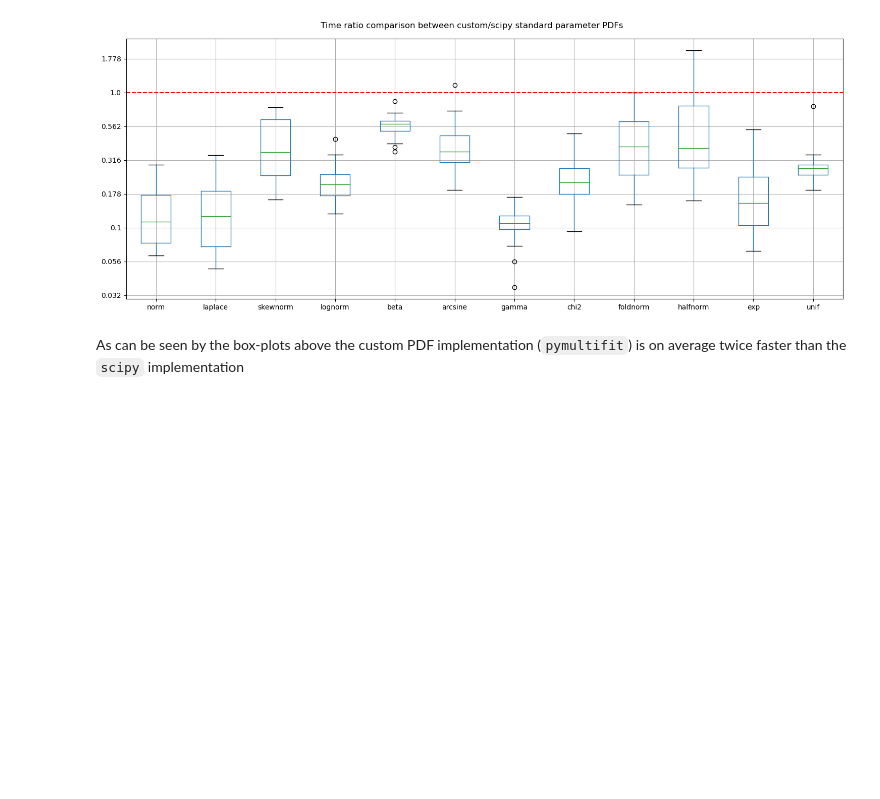
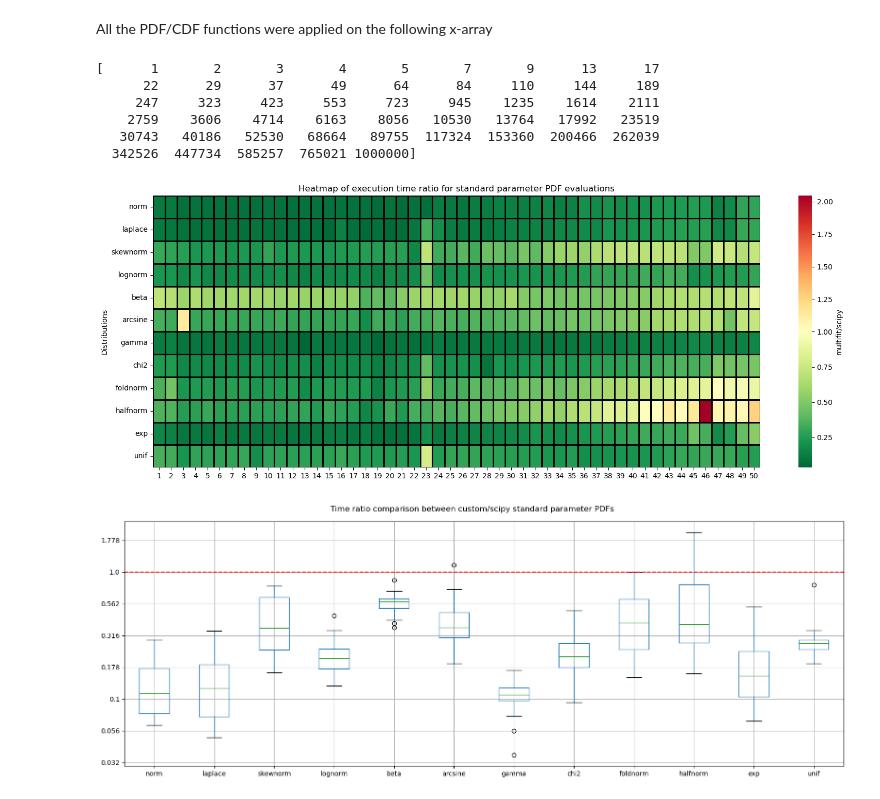
Before and after one commit to syedalimohsinbukhari/pyMultiFit, a Jupyter notebook: benchmarks/summary.ipynb, the cells around one changed output. Cells and saved outputs as stored; diff of their text form; code cells hidden in the pictures; blank space fills up the shorter version.

```diff
--- a/benchmarks/summary.ipynb
+++ b/benchmarks/summary.ipynb
@@ -17,6 +18,13 @@ s_df2 = pd.read_csv('./PDF_scipy_variable_df.csv')
-# %%
-boxplot_comparison(m_df1, s_df1, 'standard parameter PDFs')
-# %% [output]
-[figure, removed]
-# %% [markdown]
-As can be seen by the box-plots above the custom PDF implementation (`pymultifit`) is on average twice faster than the `scipy` implementation
+# %% [markdown]
+All the PDF/CDF functions were applied on the following x-array
+# %%
+n_points_list = np.logspace(0.3, 6, num=50, dtype=int)
+
+print(n_points_list)
+# %% [output]
+[      1       2       3       4       5       7       9      13      17
+      22      29      37      49      64      84     110     144     189
+     247     323     423     553     723     945    1235    1614    2111
+    2759    3606    4714    6163    8056   10530   13764   17992   23519
+   30743   40186   52530   68664   89755  117324  153360  200466  262039
+  342526  447734  585257  765021 1000000]
@@ -23 +37,7 @@ As can be seen by the box-plots above the custom PDF implementation (`pymultifit
+# %%
+heatmap(m_df1, s_df1, 'standard parameter PDF')
+boxplot_comparison(m_df1, s_df1, 'standard parameter PDFs')
+# %% [output]
+[figure, added]
+[figure, added]
 # %%
```
Also changed, not shown: parts of 7 cells of this notebook, 3 other files.
